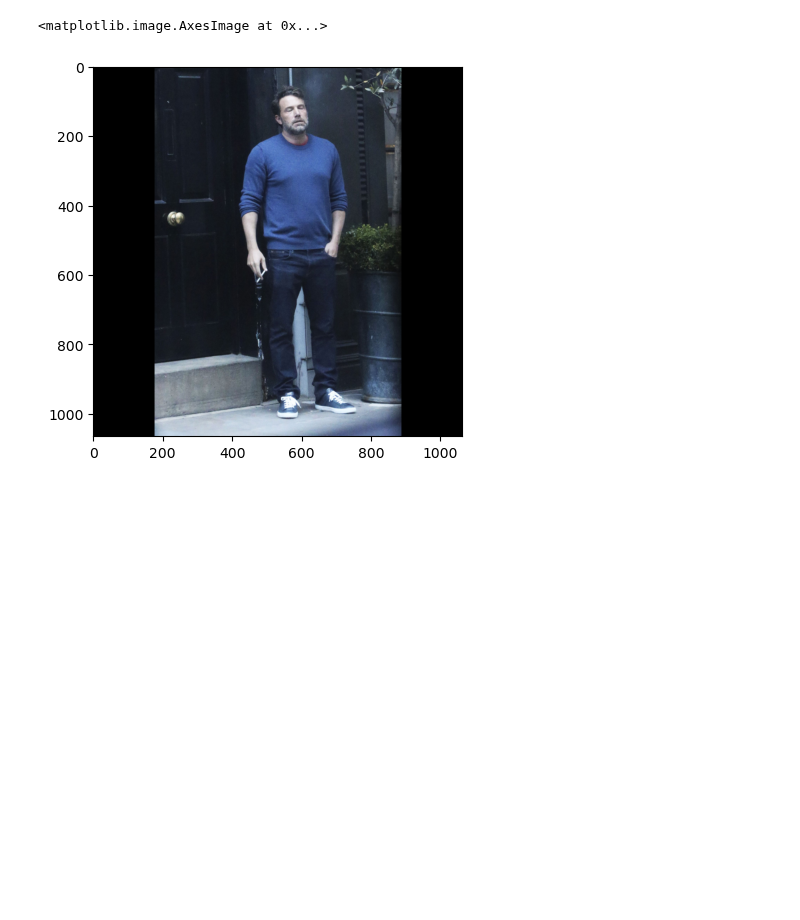
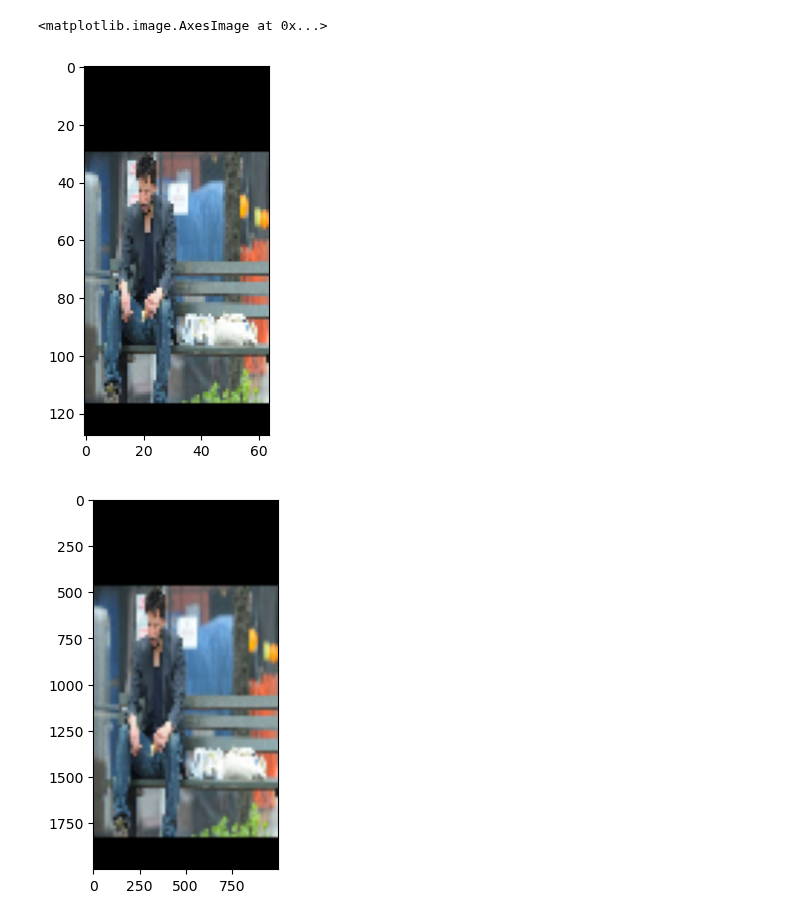
Before and after one commit to Alaqian/ECE-GY-6123-Image-and-Video-Processing, a Jupyter notebook: CA04/test.ipynb, the cells around one changed output. Cells and saved outputs as stored; diff of their text form; code cells hidden in the pictures; blank space fills up the shorter version.

```diff
--- a/CA04/test.ipynb
+++ b/CA04/test.ipynb
@@ -1,17 +1,43 @@
-# %%
-import numpy as np
-import cv2
-import matplotlib.pyplot as plt
-
-image = cv2.imread('out_of_distribution_images/BenAffleckSmoking.jpg')
-image = cv2.cvtColor(image, cv2.COLOR_BGR2RGB)
-plt.imshow(image)
-image = cv2.copyMakeBorder(image,
-                           (max(image.shape)-image.shape[0])//2,
-                           (max(image.shape)-image.shape[0])//2,
-                           (max(image.shape)-image.shape[1])//2,
-                           (max(image.shape)-image.shape[1])//2, cv2.BORDER_CONSTANT, value=[0,0,0])
-plt.imshow(image)
-# %% [output]
-<matplotlib.image.AxesImage at 0x...>
-[figure, removed]
+# %%
+import numpy as np
+import cv2
+import matplotlib.pyplot as plt
+import torchvision.transforms as transforms
+
+def square_pad(image):
+    h_diff = max(image.shape) - image.shape[0]
+    w_diff = max(image.shape) - image.shape[1]
+
+    top = (h_diff + 1) // 2 if h_diff % 2 == 1 else h_diff // 2
+    bottom = h_diff // 2
+    left = (w_diff + 1) // 2 if w_diff % 2 == 1 else w_diff // 2
+    right = w_diff // 2
+    padded_image = cv2.copyMakeBorder(image, top, bottom, left, right, cv2.BORDER_CONSTANT, value=0)
+    return padded_image, image.shape
+
+def remove_padding(padded_image, original_shape):
+    h_diff = padded_image.shape[0] - original_shape[0]
+    w_diff = padded_image.shape[1] - original_shape[1]
+
+    h_start = (h_diff + 1) // 2 if h_diff % 2 == 1 else h_diff // 2
+    h_end = padded_image.shape[0] - h_diff // 2
+    w_start = (w_diff + 1) // 2 if w_diff % 2 == 1 else w_diff // 2
+    w_end = padded_image.shape[1] - w_diff // 2
+
+    return padded_image[h_start:h_end, w_start:w_end]
+# %%
+image = cv2.imread('out_of_distribution_images/SadKeanu.jpg')
+image = cv2.cvtColor(image, cv2.COLOR_BGR2RGB)
+image, image_shape = square_pad(image)
+image = transforms.ToTensor()(image)
+image = transforms.RandomResizedCrop((128,64))(image)
+#image = remove_padding(image, image_shape)
+plt.figure()
+plt.imshow(image.permute(1, 2, 0))
+image = transforms.Resize(1000)(image)
+plt.figure()
+plt.imshow(image.permute(1, 2, 0))
+# %% [output]
+<matplotlib.image.AxesImage at 0x...>
+[figure, added]
+[figure, added]
```
Also changed, not shown: parts of 4 cells of this notebook, 3 other files.
